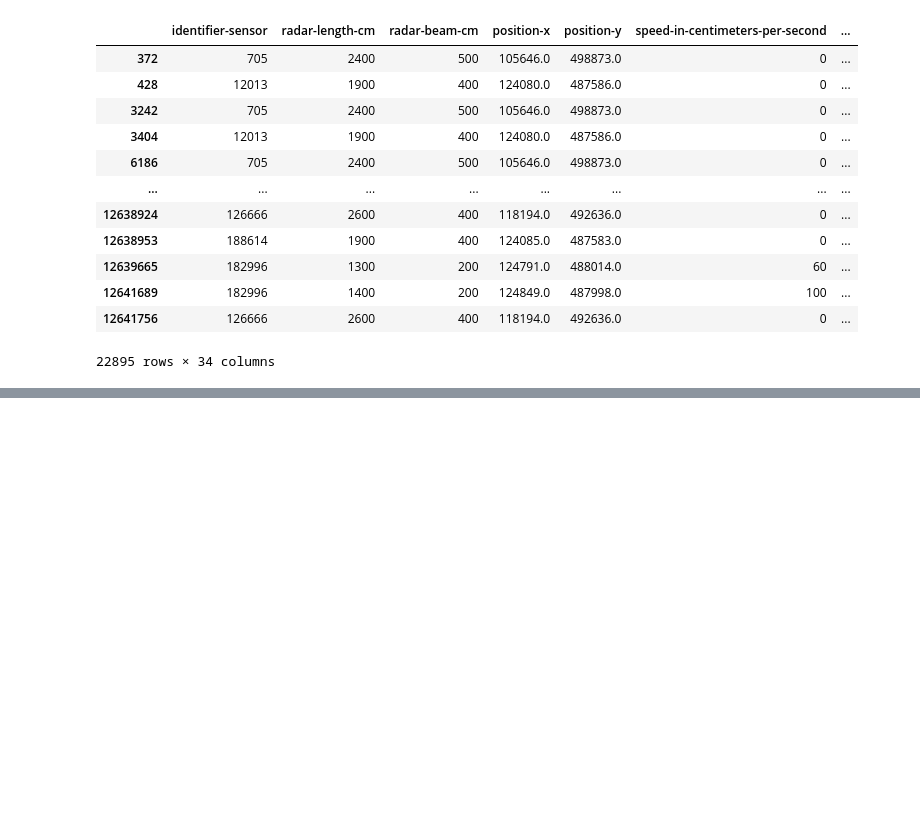
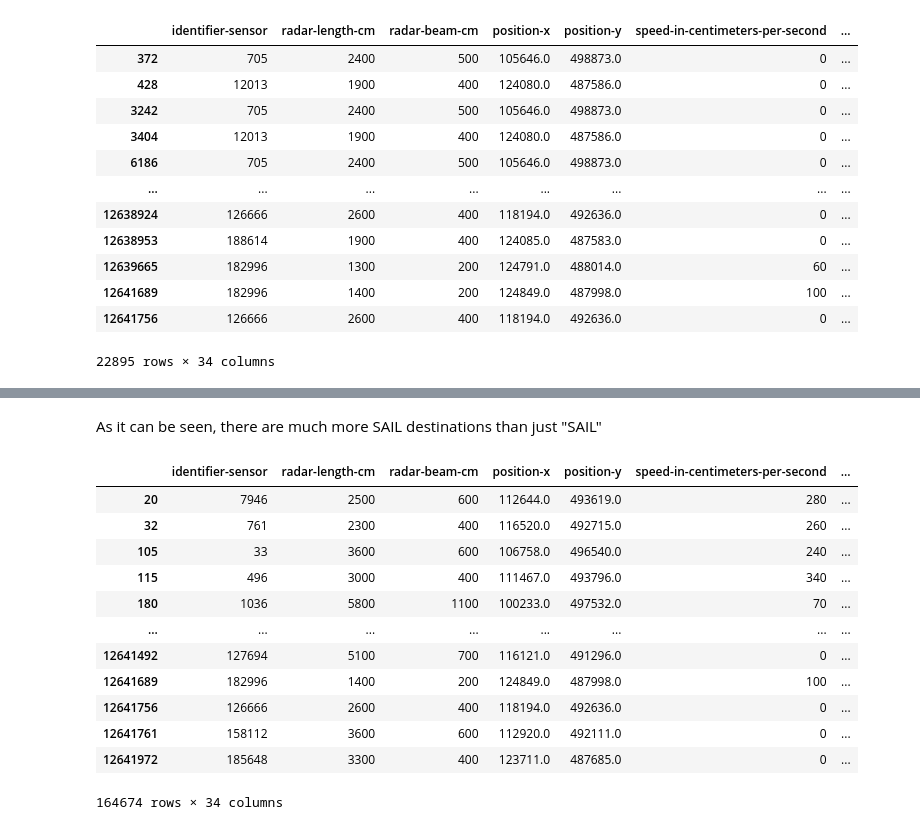
Before and after one commit to andreadellacorte3/SAIL2025_crowd_monitoring_Group5, a Jupyter notebook: Data_Transformation.ipynb, the cells around one changed output, grey strips where cells are left out. Drawn from its saved outputs; the diff is of its cells as text; code cells hidden in the pictures; blank space fills up the shorter version.

```diff
--- a/Data_Transformation.ipynb
+++ b/Data_Transformation.ipynb
@@ -214,0 +261,2 @@ vessels[vessels["destination"] == "SAIL"]
+# %%
+SAIL_boats = vessels[vessels["destination"].str.contains("SAIL", case=False, na=False)]
@@ -214,0 +273,18 @@ vessels[vessels["destination"] == "SAIL"]
+# %% [markdown]
+As it can be seen, there are much more SAIL destinations than just "SAIL"
+# %%
+vessels[vessels["destination"].isin(SAIL_boats["destination"].unique())]
+# %% [output]
+|  | identifier-sensor | radar-length-cm | radar-beam-cm | position-x | position-y | speed-in-centimeters-per-second | ... |
+| 20 | 7946 | 2500 | 600 | 112644.0 | 493619.0 | 280 | ... |
+| 32 | 761 | 2300 | 400 | 116520.0 | 492715.0 | 260 | ... |
+| 105 | 33 | 3600 | 600 | 106758.0 | 496540.0 | 240 | ... |
+| 115 | 496 | 3000 | 400 | 111467.0 | 493796.0 | 340 | ... |
+| 180 | 1036 | 5800 | 1100 | 100233.0 | 497532.0 | 70 | ... |
+| ... | ... | ... | ... | ... | ... | ... | ... |
+| 12641492 | 127694 | 5100 | 700 | 116121.0 | 491296.0 | 0 | ... |
+| 12641689 | 182996 | 1400 | 200 | 124849.0 | 487998.0 | 100 | ... |
+| 12641756 | 126666 | 2600 | 400 | 118194.0 | 492636.0 | 0 | ... |
+| 12641761 | 158112 | 3600 | 600 | 112920.0 | 492111.0 | 0 | ... |
+| 12641972 | 185648 | 3300 | 400 | 123711.0 | 487685.0 | 0 | ... |
+164674 rows × 34 columns
```
Also changed, not shown: parts of 21 cells of this notebook.
